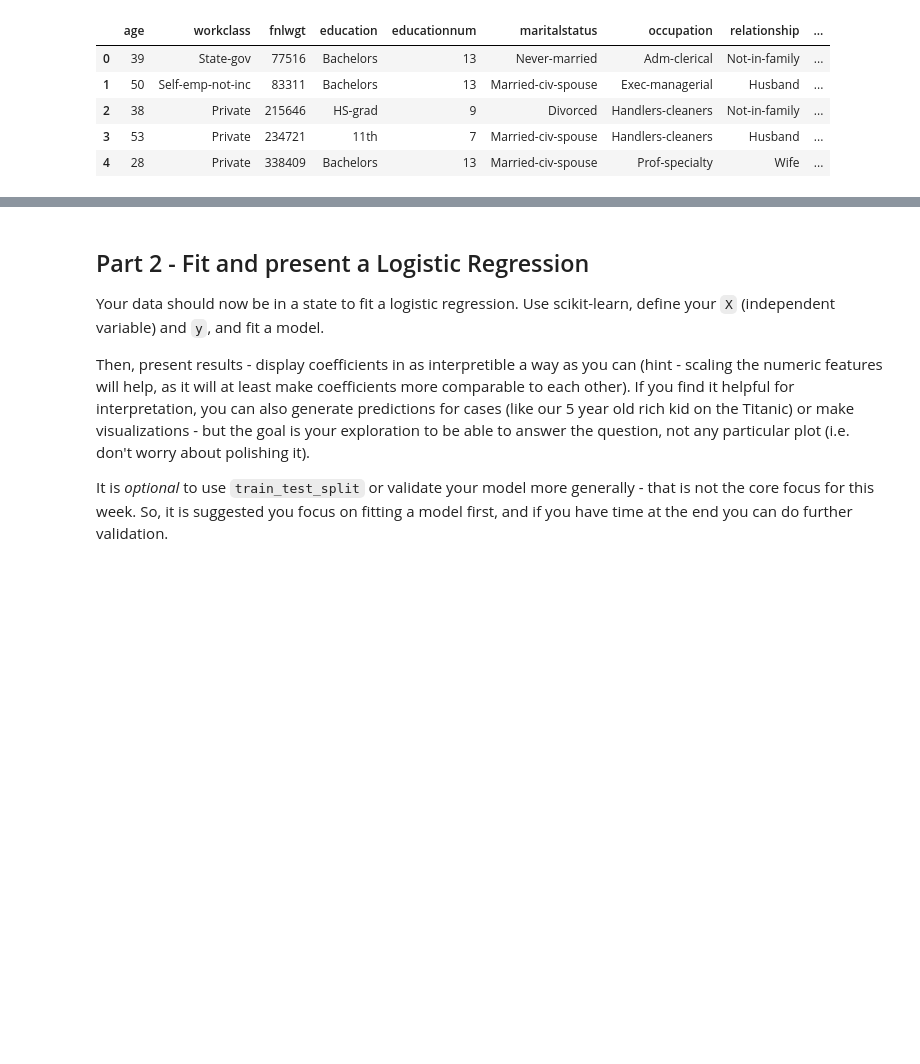
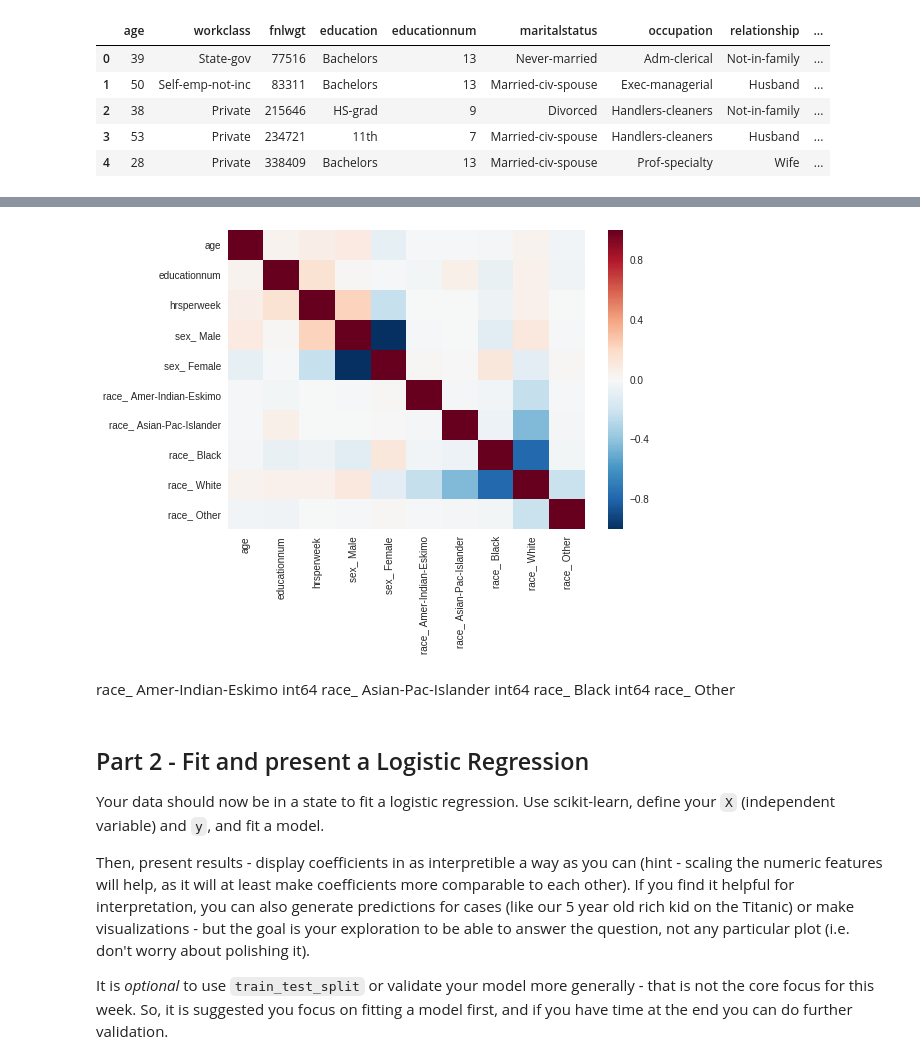
Before and after one commit to bloominstituteoftechnology/DS-Unit-2-Sprint-3-Advanced-Regression, a Jupyter notebook: CTolbert_DS_Unit_2_Sprint_Challenge_3.ipynb, the cells around one changed output, grey strips where cells are left out. Saved outputs shown, nothing was run; the diff lists cells and outputs as text; code cells hidden in the pictures; blank space fills up the shorter version.

```diff
--- a/CTolbert_DS_Unit_2_Sprint_Challenge_3.ipynb
+++ b/CTolbert_DS_Unit_2_Sprint_Challenge_3.ipynb
@@ -170,0 +116,6 @@ Name: income, dtype: int64
+# %%
+# Using get_dummies to address categoricals
+df = pd.get_dummies(df_raw)
+
+print(df.shape)
+df.head()
@@ -170,0 +151,4 @@ Name: income, dtype: int64
+# %%
+df.replace(' ?', np.nan, inplace=True)
+
+df.isnull().sum().sum()
@@ -171,3 +192,16 @@ Name: income, dtype: int64
+# %%
+# Correlation plot
+sns.heatmap(df[['age', 'educationnum', 'hrsperweek', 'sex_ Male', 'sex_ Female',
+        'race_ Amer-Indian-Eskimo', 'race_ Asian-Pac-Islander', 'race_ Black',
+         'race_ White', 'race_ Other']].corr())
+plt.show()
+# %% [output]
+[figure, added]
+# %% [markdown]
+race_ Amer-Indian-Eskimo                int64
+race_ Asian-Pac-Islander                int64
+race_ Black                             int64
+race_ Other
 # %% [markdown]
 ## Part 2 - Fit and present a Logistic Regression
 
```
Also changed, not shown: parts of 43 cells of this notebook.
